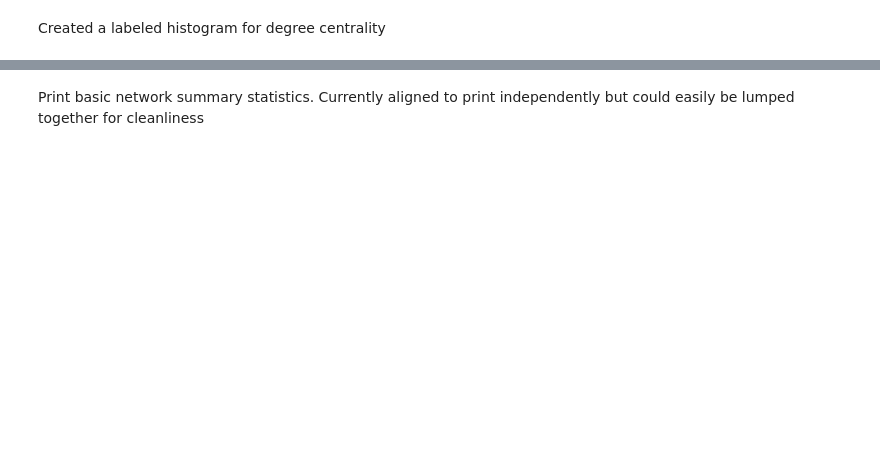
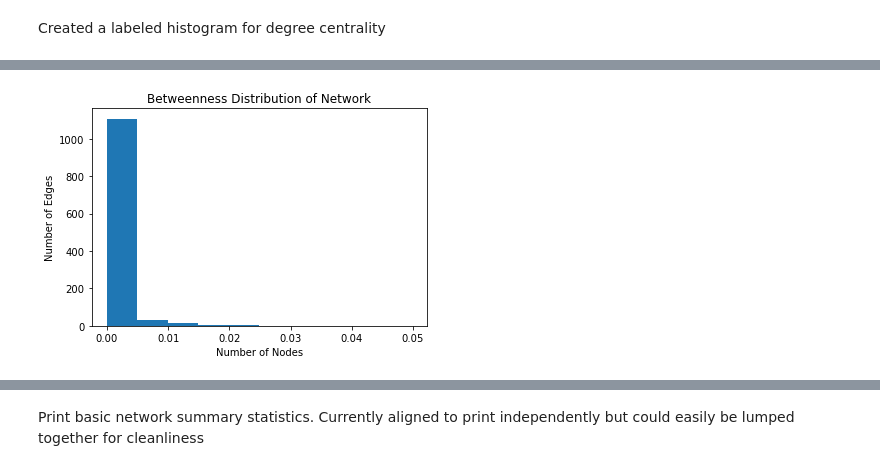
Before and after one commit to clarkpetri/SocialInfluenceModel, a Jupyter notebook: Network Template.ipynb, the cells around one changed output, grey strips where cells are left out. Cells and saved outputs as stored; diff of their text form; code cells hidden in the pictures; blank space fills up the shorter version.

```diff
--- a/Network Template.ipynb
+++ b/Network Template.ipynb
@@ -30,0 +35,9 @@ plt.hist(nx.centrality.closeness_centrality(G).values())
+# %%
+plt.xlabel('Number of Nodes')
+plt.ylabel('Number of Edges')
+plt.title('Betweenness Distribution of Network')
+plt.hist(nx.centrality.betweenness_centrality(G).values())
+
+plt.show()
+# %% [output]
+[figure, added]
```
Also changed, not shown: parts of 16 cells of this notebook.
